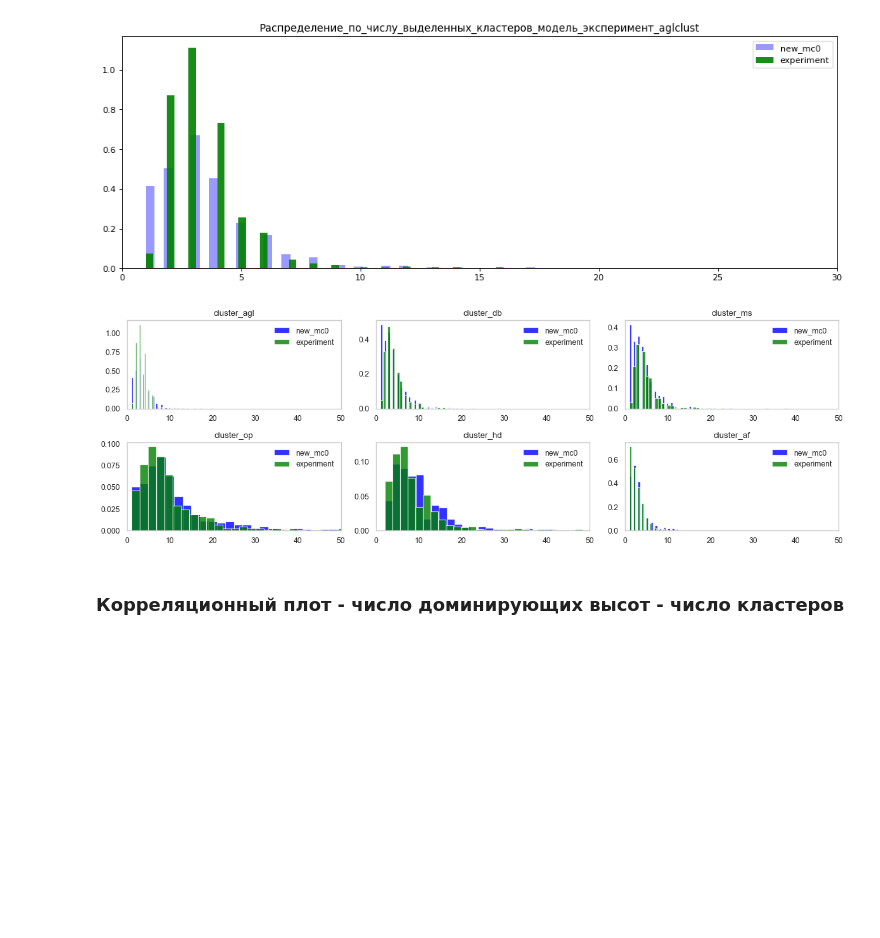
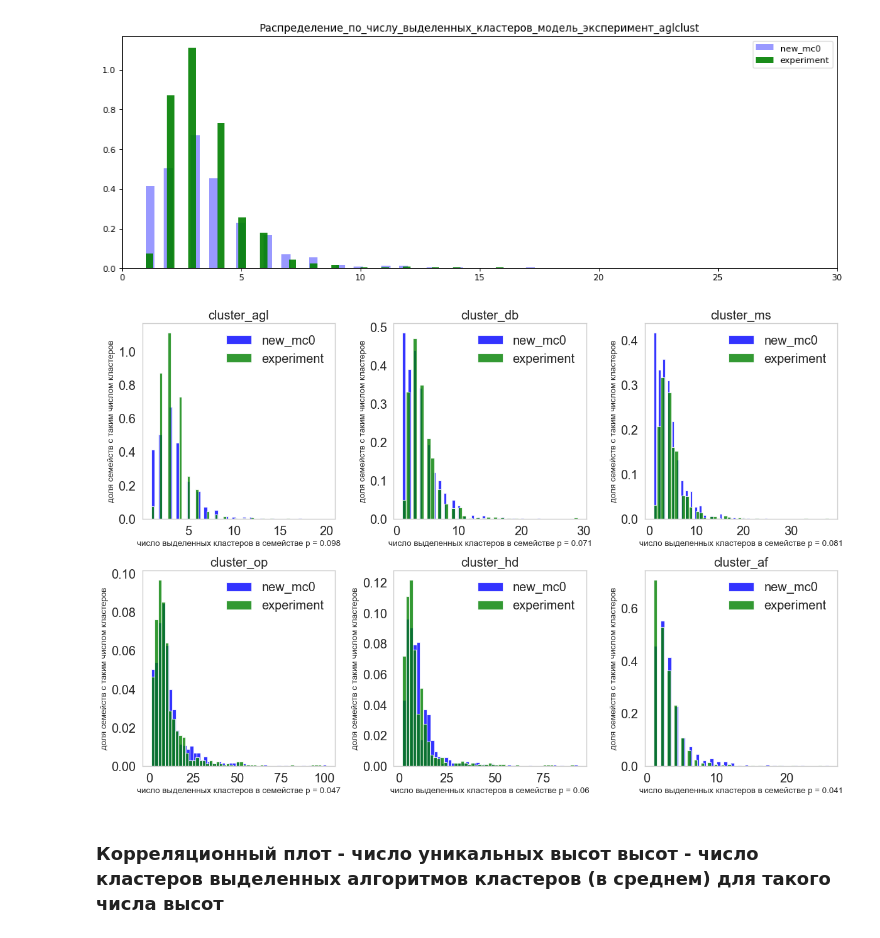
Before and after one commit to MaryIzo/coursework, a Jupyter notebook: 7_clustering_labels.ipynb, the cells around one changed output. Saved outputs shown, nothing was run; the diff lists cells and outputs as text; code cells hidden in the pictures; blank space fills up the shorter version.

```diff
--- a/7_clustering_labels.ipynb
+++ b/7_clustering_labels.ipynb
@@ -316,31 +320,63 @@ plt.legend()
 plt.show()
 # %% [output]
 [figure]
+# %%
+def psi(expected_array, actual_array, buckets=10):
+    ''' Эта метрика позволяет измерить то,
+    насколько переменная изменилась в распределении между двумя выборками.
+    Чем больше, тем сильнее изменение.
+    '''
+    def scale_range (array, min_arr, max_arr):
+        array += -(np.min(array))
+        array /= np.max(array) / (max_arr - min_arr)
+        array += min_arr
+        return array
+
+    expected_array = np.array(expected_array)
+    actual_array = np.array(actual_array)
+
+
+    breakpoints = np.arange(0, buckets + 1) / (buckets) * 100
+    breakpoints = scale_range(breakpoints, np.min(expected_array), np.max(expected_array))
+
+    expected = np.histogram(expected_array, breakpoints)[0] / len(expected_array)
+    expected = np.where(expected == 0, 0.00001, expected)
+    actual = np.histogram(actual_array, breakpoints)[0] / len(actual_array)
+    actual = np.where(actual == 0, 0.00001, actual)
+
+    psi_value = np.sum((expected - actual)*np.log(expected/actual))
+    return psi_value
 # %%
 algorithm = ['cluster_agl', 'cluster_db', 'cluster_ms', 'cluster_op', 'cluster_hd', 'cluster_af']
 
-fig = plt.figure(figsize=(15, 5), dpi=80)
+fig = plt.figure(figsize=(15, 10), dpi=80)
+plt.rcParams.update(params)
 
 for i in range(6):
 
     uniq_h_old = unique_clust(clustered_df_old, ' num_of_family', algorithm[i])
     uniq_h_exp = unique_clust(clustered_df_exp, ' num_of_fam', algorithm[i])
+    # stat, p = np.around(mannwhitneyu(uniq_h_old, uniq_h_exp), 3)
+    p = round(psi(uniq_h_old, uniq_h_exp),3)
 
     plt.subplot(2, 3, i+1)
+    plt.rcParams.update(params)
     plt.title(algorithm[i])
 
-    plt.hist(uniq_h_old, bins = 50, density = True, alpha = 0.8, color  = 'blue', label = 'new_mc0')
-    plt.hist(uniq_h_exp, bins = 50, density = True, alpha = 0.8, color = 'green', label = 'experiment')
+    plt.hist(uniq_h_old, bins=50, density=True, alpha=0.8, color='blue', label='new_mc0')
+    plt.hist(uniq_h_exp, bins=50, density=True, alpha=0.8, color='green', label='experiment')
 
     plt.grid()
     plt.legend()
-    plt.xlim([0, 50])
+    plt.xlabel(f'число выделенных кластеров в семействе p = {p}', size=12)
+    plt.ylabel('доля семейств с таким числом кластеров', size=12)
 
 plt.tight_layout()
+plt.savefig(f'images/clustering_h/mc0_exp.png')
 # %% [output]
-[figure, old version]
+[figure, new version]
 # %% [markdown]
-### Корреляционный плот - число доминирующих высот - число кластеров
+### Корреляционный плот - число уникальных высот высот - число кластеров выделенных алгоритмов кластеров (в среднем) для такого числа высот
 # %%
 def return_number_h_cluster(data, name, clust):
 
```
Also changed, not shown: parts of 4 cells of this notebook, 55 other files.
